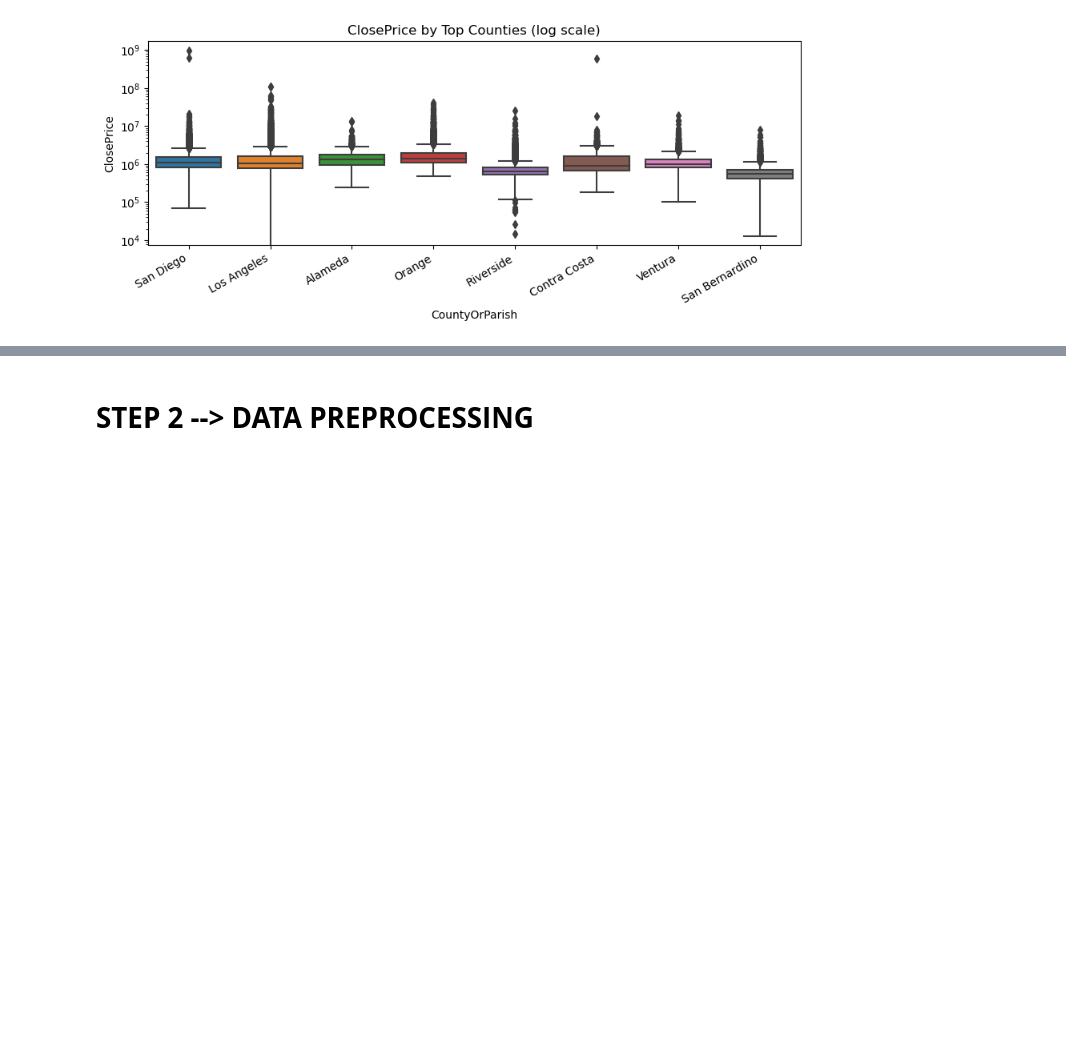
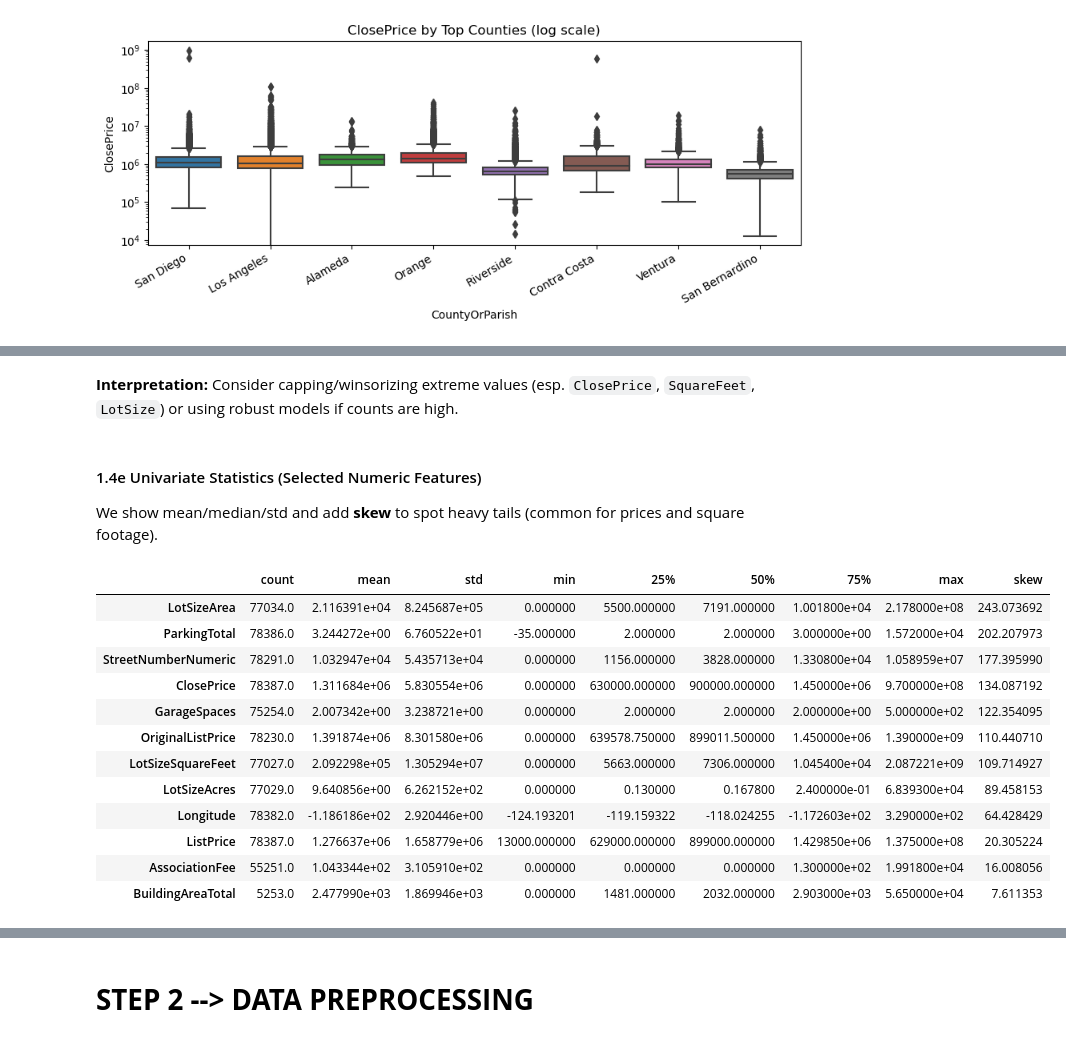
Before and after one commit to valle1306/home-price-prediction, a Jupyter notebook: Step1,2_Stephanie.ipynb, the cells around one changed output, grey strips where cells are left out. Cells and saved outputs as stored; diff of their text form; code cells hidden in the pictures; blank space fills up the shorter version.

```diff
--- a/Step1,2_Stephanie.ipynb
+++ b/Step1,2_Stephanie.ipynb
@@ -288,0 +315,25 @@ if geo_col:
+# %% [markdown]
+**Interpretation:** Consider capping/winsorizing extreme values (esp. `ClosePrice`, `SquareFeet`, `LotSize`) or using robust models if counts are high.
+# %% [markdown]
+#### 1.4e Univariate Statistics (Selected Numeric Features)
+
+We show mean/median/std and add **skew** to spot heavy tails (common for prices and square footage).
+# %%
+num_cols = df_all.select_dtypes("number").columns.tolist()
+basic_desc = df_all[num_cols].describe().T
+basic_desc["skew"] = df_all[num_cols].skew(numeric_only=True)
+display(basic_desc.sort_values("skew", ascending=False).head(12))
+# %% [output]
+|  | count | mean | std | min | 25% | 50% | 75% | max | skew |
+| LotSizeArea | 77034.0 | 2.116391e+04 | 8.245687e+05 | 0.000000 | 5500.000000 | 7191.000000 | 1.001800e+04 | 2.178000e+08 | 243.073692 |
+| ParkingTotal | 78386.0 | 3.244272e+00 | 6.760522e+01 | -35.000000 | 2.000000 | 2.000000 | 3.000000e+00 | 1.572000e+04 | 202.207973 |
+| StreetNumberNumeric | 78291.0 | 1.032947e+04 | 5.435713e+04 | 0.000000 | 1156.000000 | 3828.000000 | 1.330800e+04 | 1.058959e+07 | 177.395990 |
+| ClosePrice | 78387.0 | 1.311684e+06 | 5.830554e+06 | 0.000000 | 630000.000000 | 900000.000000 | 1.450000e+06 | 9.700000e+08 | 134.087192 |
+| GarageSpaces | 75254.0 | 2.007342e+00 | 3.238721e+00 | 0.000000 | 2.000000 | 2.000000 | 2.000000e+00 | 5.000000e+02 | 122.354095 |
+| OriginalListPrice | 78230.0 | 1.391874e+06 | 8.301580e+06 | 0.000000 | 639578.750000 | 899011.500000 | 1.450000e+06 | 1.390000e+09 | 110.440710 |
+| LotSizeSquareFeet | 77027.0 | 2.092298e+05 | 1.305294e+07 | 0.000000 | 5663.000000 | 7306.000000 | 1.045400e+04 | 2.087221e+09 | 109.714927 |
+| LotSizeAcres | 77029.0 | 9.640856e+00 | 6.262152e+02 | 0.000000 | 0.130000 | 0.167800 | 2.400000e-01 | 6.839300e+04 | 89.458153 |
+| Longitude | 78382.0 | -1.186186e+02 | 2.920446e+00 | -124.193201 | -119.159322 | -118.024255 | -1.172603e+02 | 3.290000e+02 | 64.428429 |
+| ListPrice | 78387.0 | 1.276637e+06 | 1.658779e+06 | 13000.000000 | 629000.000000 | 899000.000000 | 1.429850e+06 | 1.375000e+08 | 20.305224 |
+| AssociationFee | 55251.0 | 1.043344e+02 | 3.105910e+02 | 0.000000 | 0.000000 | 0.000000 | 1.300000e+02 | 1.991800e+04 | 16.008056 |
+| BuildingAreaTotal | 5253.0 | 2.477990e+03 | 1.869946e+03 | 0.000000 | 1481.000000 | 2032.000000 | 2.903000e+03 | 5.650000e+04 | 7.611353 |
```
Also changed, not shown: parts of 9 cells of this notebook.
